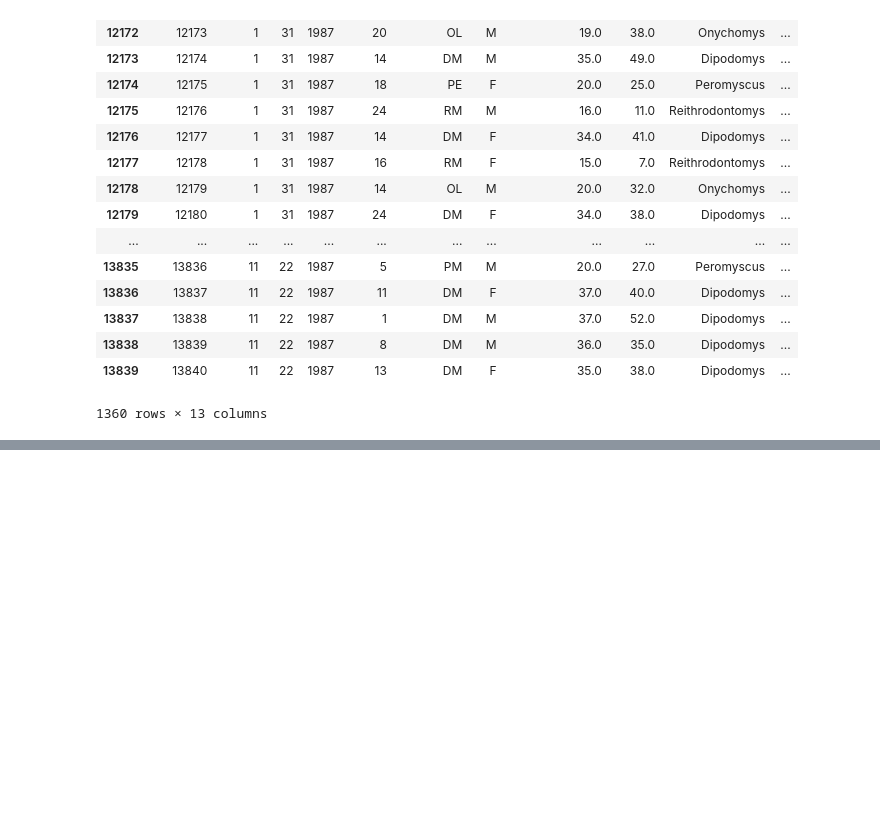
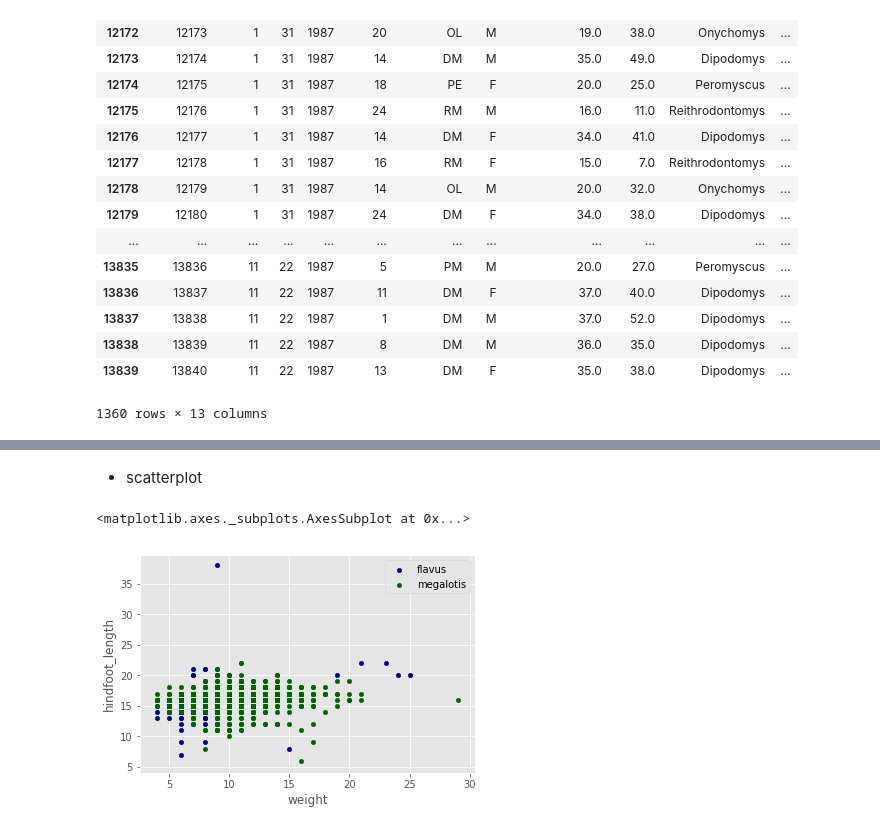
Before and after one commit to NCSU-Libraries/pandas-code4lib-2017, a Jupyter notebook: notebooks/workshop_2.ipynb, the cells around one changed output, grey strips where cells are left out. Saved outputs shown, nothing was run; the diff lists cells and outputs as text; code cells hidden in the pictures; blank space fills up the shorter version.

```diff
--- a/notebooks/workshop_2.ipynb
+++ b/notebooks/workshop_2.ipynb
@@ -302,0 +380,8 @@ dates_survey[(dates_survey['date'] > '1987-01-01') & (dates_survey['date'] < '19
+# %% [markdown]
+* scatterplot
+# %%
+ax = dates_survey[(dates_survey['species'] == 'flavus')].plot.scatter(x='weight', y='hindfoot_length', color='DarkBlue', label='flavus')
+dates_survey[(dates_survey['species'] == 'megalotis')].plot.scatter(x='weight', y='hindfoot_length', color='DarkGreen', label='megalotis', ax=ax)
+# %% [output]
+<matplotlib.axes._subplots.AxesSubplot at 0x...>
+[figure, added]
```
Also changed, not shown: parts of 16 cells of this notebook.
